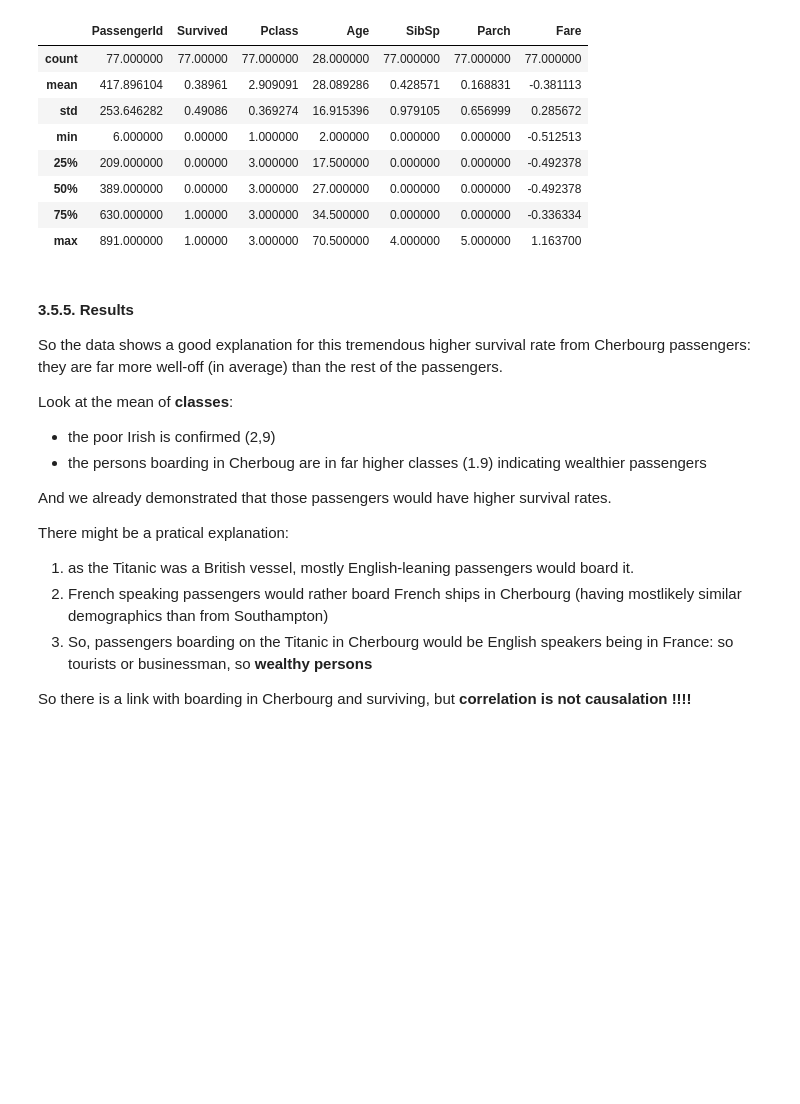
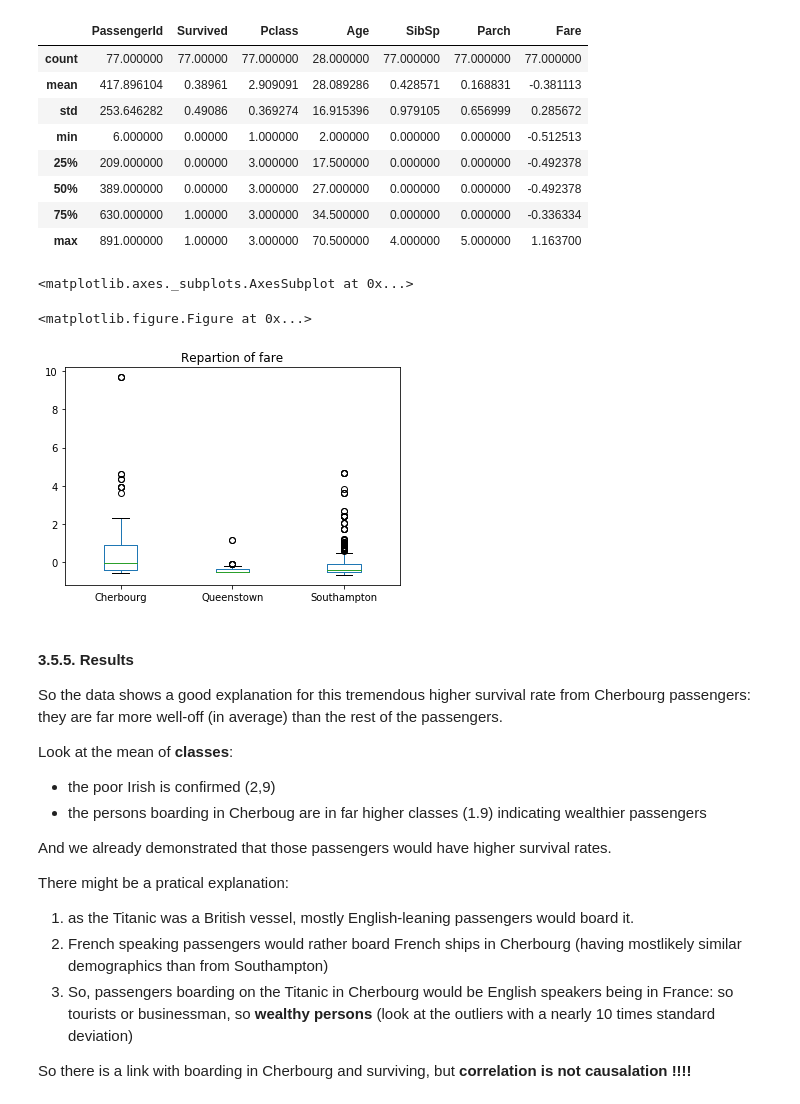
Before and after one commit to guillaumesimler/nanodap1, a Jupyter notebook: Titanic Data - DAND Project 1.ipynb, the cells around one changed output. Cells and saved outputs as stored; diff of their text form; code cells hidden in the pictures; blank space fills up the shorter version.

```diff
--- a/Titanic Data - DAND Project 1.ipynb
+++ b/Titanic Data - DAND Project 1.ipynb
@@ -489,6 +504,17 @@ display_embark('Q')
 | 50% | 389.000000 | 0.00000 | 3.000000 | 27.000000 | 0.000000 | 0.000000 | -0.492378 |
 | 75% | 630.000000 | 1.00000 | 3.000000 | 34.500000 | 0.000000 | 0.000000 | -0.336334 |
 | max | 891.000000 | 1.00000 | 3.000000 | 70.500000 | 4.000000 | 5.000000 | 1.163700 |
+# %%
+display_compar_wealth = pd.DataFrame({'Cherbourg' : passenger_df.loc[ passenger_df['Embarked'] == 'C']['Fare'],
+                                      'Southampton' : passenger_df.loc[ passenger_df['Embarked'] == 'S']['Fare'],
+                                      'Queenstown' : passenger_df.loc[ passenger_df['Embarked'] == 'Q']['Fare']})
+plt.figure();
+
+display_compar_wealth.plot.box(title="Repartion of fare")
+# %% [output]
+<matplotlib.axes._subplots.AxesSubplot at 0x...>
+<matplotlib.figure.Figure at 0x...>
+[figure, added]
 # %% [markdown]
 #### 3.5.5. Results
 
@@ -503,6 +529,6 @@ And we already demonstrated that those passengers would have higher survival rat
 There might be a pratical explanation:
 1. as the Titanic was a British vessel, mostly English-leaning passengers would board it.
 2. French speaking passengers would rather board French ships in Cherbourg (having mostlikely similar demographics than from Southampton)
-3. So, passengers boarding on the Titanic in Cherbourg would be English speakers being in France: so tourists or businessman, so **wealthy persons**
+3. So, passengers boarding on the Titanic in Cherbourg would be English speakers being in France: so tourists or businessman, so **wealthy persons** (look at the outliers with a nearly 10 times standard deviation)
 
 So there is a link with boarding in Cherbourg and surviving, but **correlation is not causalation !!!!**
```
Also changed, not shown: parts of 5 cells of this notebook, 1 other file.
